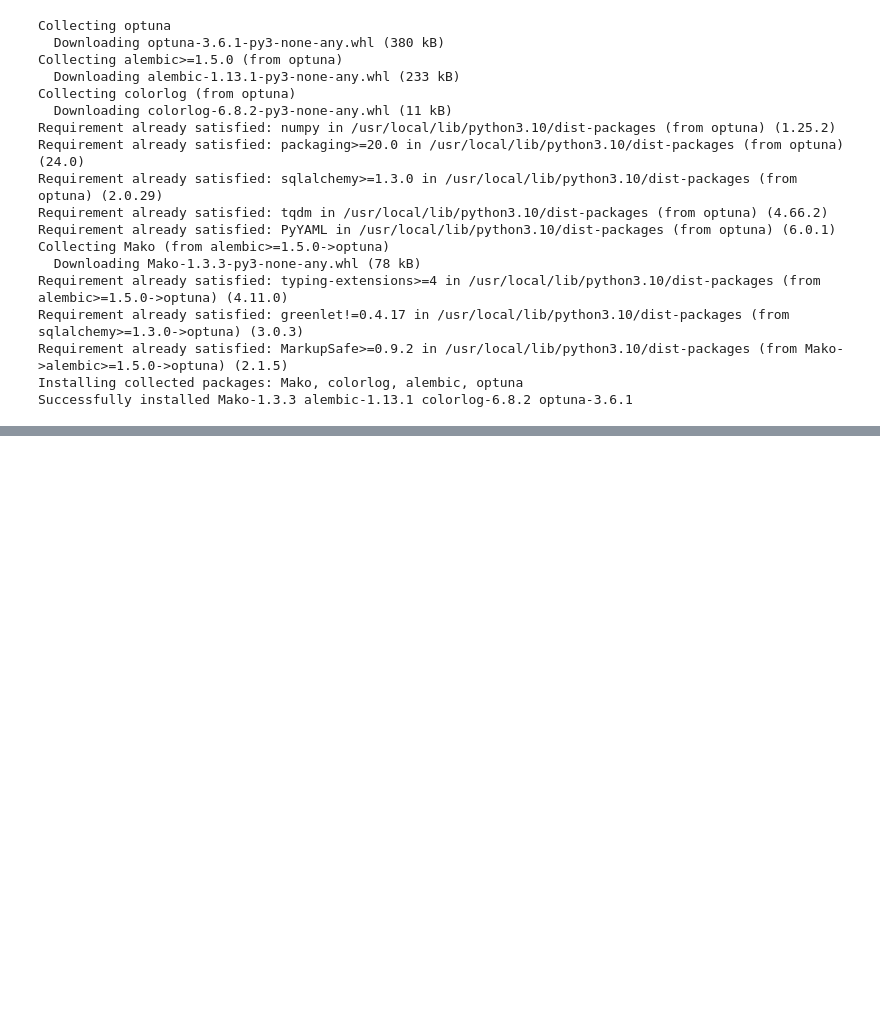
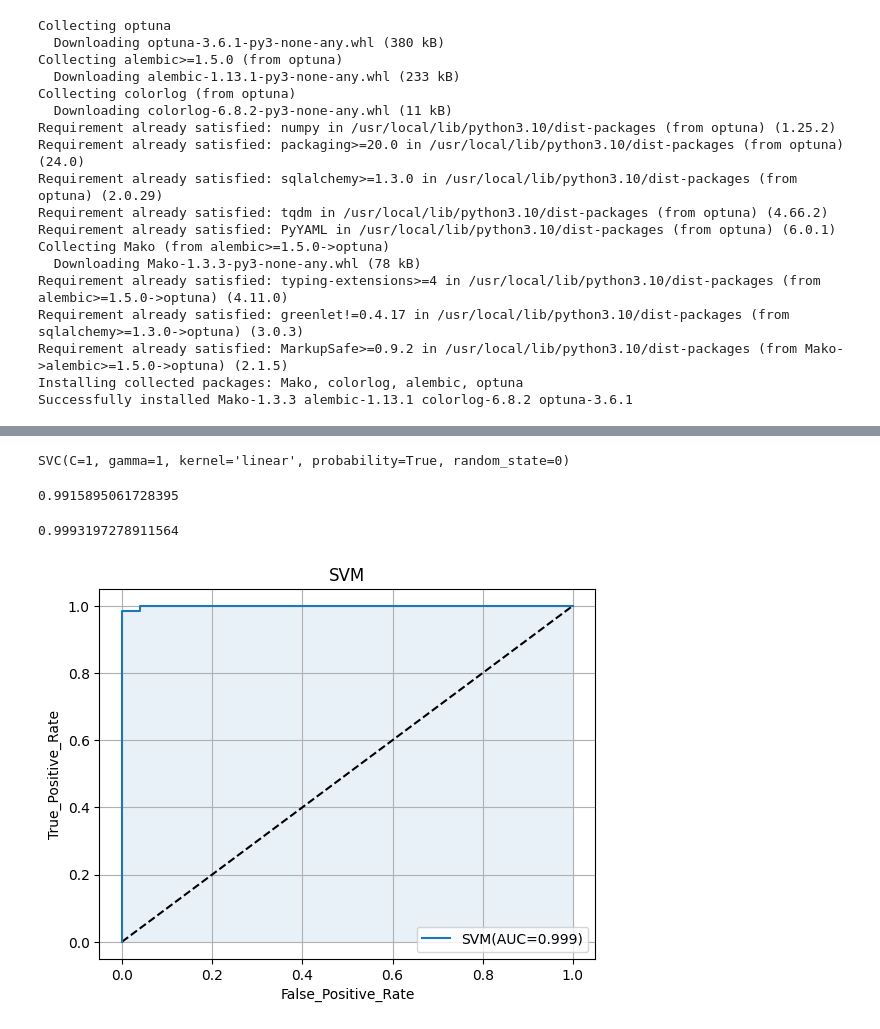
Before and after one commit to yoshimethod/bioinformatics, a Jupyter notebook: bioinformatics_pr2.ipynb, the cells around one changed output, grey strips where cells are left out. Cells and saved outputs as stored; diff of their text form; code cells hidden in the pictures; blank space fills up the shorter version.

```diff
--- a/bioinformatics_pr2.ipynb
+++ b/bioinformatics_pr2.ipynb
@@ -61,0 +69,6 @@ X_train.describe()
+# %%
+X_train_std=sc.transform(X_train)
+X_test_std=sc.transform(X_test)
+X_train_std_df=pd.DataFrame(X_train_std)
+X_train_std_df.columns=X_train.columns
+X_train_std_df.describe()
@@ -61,0 +103,16 @@ X_train.describe()
+# %%
+clf = SVC(kernel='linear', C=1, gamma=1, random_state=0, probability=True)
+clf.fit(X_train_std, y_train)
+# %% [output]
+SVC(C=1, gamma=1, kernel='linear', probability=True, random_state=0)
+# %%
+y_train_pred=clf.predict_proba(X_train_std)[:,1]
+roc_auc_score(y_train, y_train_pred)
+# %% [output]
+0.9915895061728395
+# %%
+y_pred=clf.predict_proba(X_test_std)[:, 1]
+test_score=roc_auc_score(y_test, y_pred)
+print(test_score)
+# %% [output]
+0.9993197278911564
@@ -61,0 +121,15 @@ X_train.describe()
+# %%
+fpr_test, tpr_test, thresholds_test=roc_curve(y_test, y_pred)
+auc_test=auc(fpr_test, tpr_test)
+# %%
+plt.plot([0,1], [0,1], color='black', linestyle='--')
+plt.plot(fpr_test, tpr_test, label='SVM(AUC=%.3f)'% auc_test)
+plt.fill_between(fpr_test, tpr_test, 0, alpha=0.1)
+plt.legend()
+plt.title('SVM')
+plt.xlabel('False_Positive_Rate')
+plt.ylabel('True_Positive_Rate')
+plt.grid(True)
+plt.show()
+# %% [output]
+[figure, added]
```
Also changed, not shown: parts of 6 cells of this notebook.
